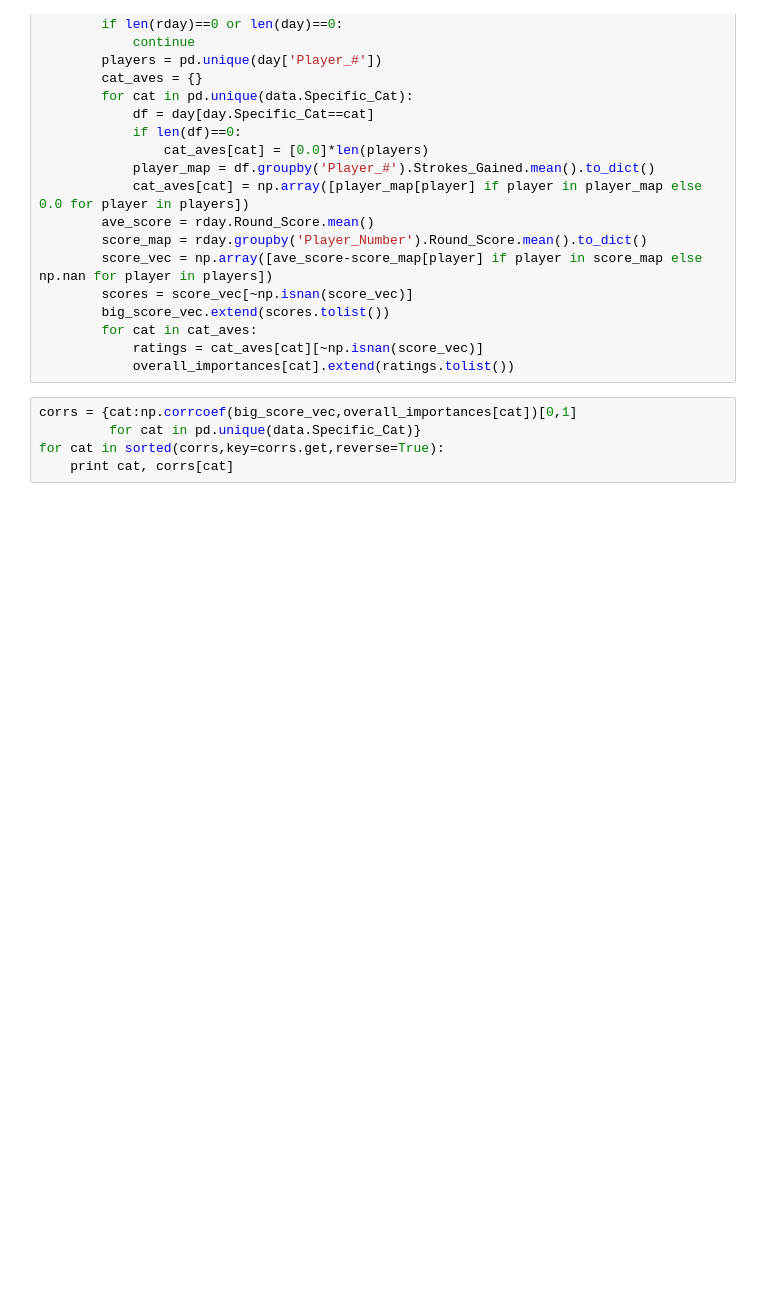
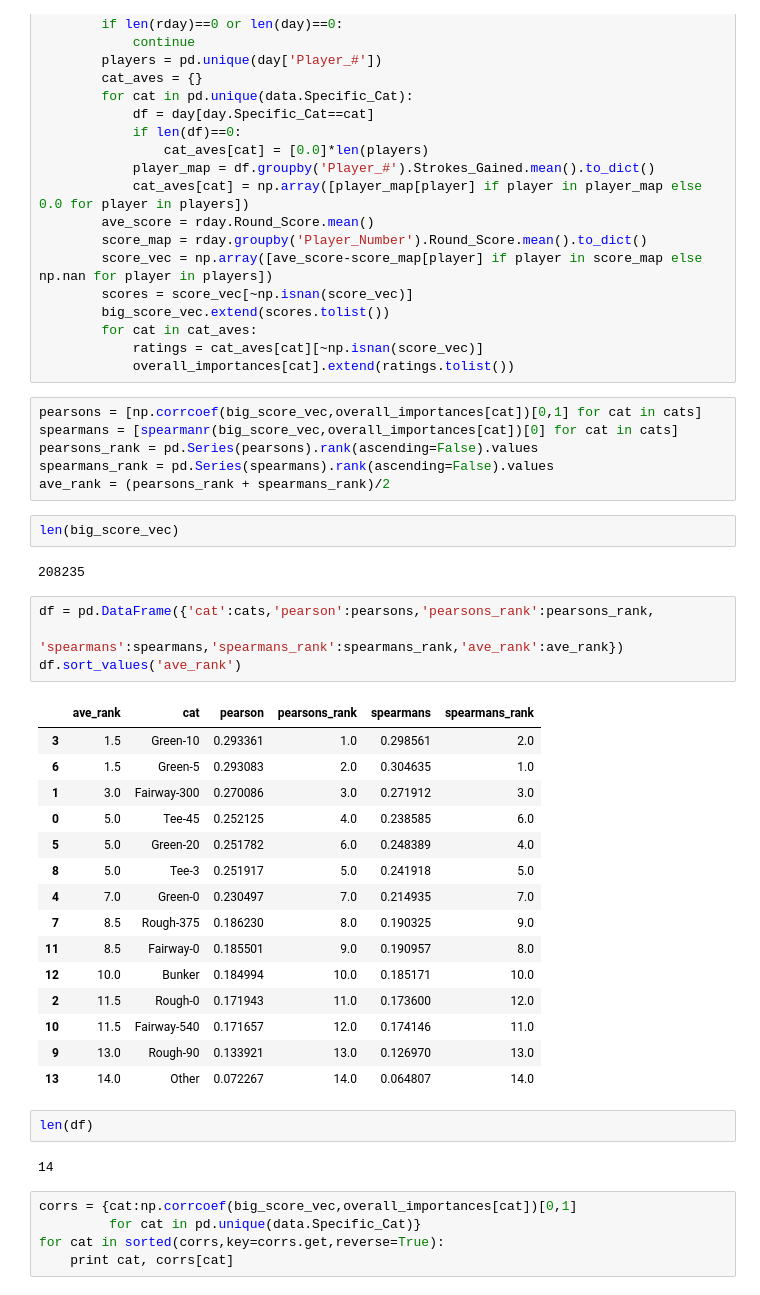
Before and after one commit to adamwlev/StrokesGained2, a Jupyter notebook: Modeling/Course Profiles.ipynb, the cells around one changed output. Saved outputs shown, nothing was run; the diff lists cells and outputs as text; blank space fills up the shorter version.

```diff
--- a/Modeling/Course Profiles.ipynb
+++ b/Modeling/Course Profiles.ipynb
@@ -495,6 +497,40 @@ for year,tourn in tourn_order:
         for cat in cat_aves:
             ratings = cat_aves[cat][~np.isnan(score_vec)]
             overall_importances[cat].extend(ratings.tolist())
+# %%
+pearsons = [np.corrcoef(big_score_vec,overall_importances[cat])[0,1] for cat in cats]
+spearmans = [spearmanr(big_score_vec,overall_importances[cat])[0] for cat in cats]
+pearsons_rank = pd.Series(pearsons).rank(ascending=False).values
+spearmans_rank = pd.Series(spearmans).rank(ascending=False).values
+ave_rank = (pearsons_rank + spearmans_rank)/2
+# %%
+len(big_score_vec)
+# %% [output]
+208235
+# %%
+df = pd.DataFrame({'cat':cats,'pearson':pearsons,'pearsons_rank':pearsons_rank,
+              'spearmans':spearmans,'spearmans_rank':spearmans_rank,'ave_rank':ave_rank})
+df.sort_values('ave_rank')
+# %% [output]
+|  | ave_rank | cat | pearson | pearsons_rank | spearmans | spearmans_rank |
+| 3 | 1.5 | Green-10 | 0.293361 | 1.0 | 0.298561 | 2.0 |
+| 6 | 1.5 | Green-5 | 0.293083 | 2.0 | 0.304635 | 1.0 |
+| 1 | 3.0 | Fairway-300 | 0.270086 | 3.0 | 0.271912 | 3.0 |
+| 0 | 5.0 | Tee-45 | 0.252125 | 4.0 | 0.238585 | 6.0 |
+| 5 | 5.0 | Green-20 | 0.251782 | 6.0 | 0.248389 | 4.0 |
+| 8 | 5.0 | Tee-3 | 0.251917 | 5.0 | 0.241918 | 5.0 |
+| 4 | 7.0 | Green-0 | 0.230497 | 7.0 | 0.214935 | 7.0 |
+| 7 | 8.5 | Rough-375 | 0.186230 | 8.0 | 0.190325 | 9.0 |
+| 11 | 8.5 | Fairway-0 | 0.185501 | 9.0 | 0.190957 | 8.0 |
+| 12 | 10.0 | Bunker | 0.184994 | 10.0 | 0.185171 | 10.0 |
+| 2 | 11.5 | Rough-0 | 0.171943 | 11.0 | 0.173600 | 12.0 |
+| 10 | 11.5 | Fairway-540 | 0.171657 | 12.0 | 0.174146 | 11.0 |
+| 9 | 13.0 | Rough-90 | 0.133921 | 13.0 | 0.126970 | 13.0 |
+| 13 | 14.0 | Other | 0.072267 | 14.0 | 0.064807 | 14.0 |
+# %%
+len(df)
+# %% [output]
+14
 # %%
 corrs = {cat:np.corrcoef(big_score_vec,overall_importances[cat])[0,1]
          for cat in pd.unique(data.Specific_Cat)}
```
Also changed, not shown: parts of 4 cells of this notebook, 2 other files.
